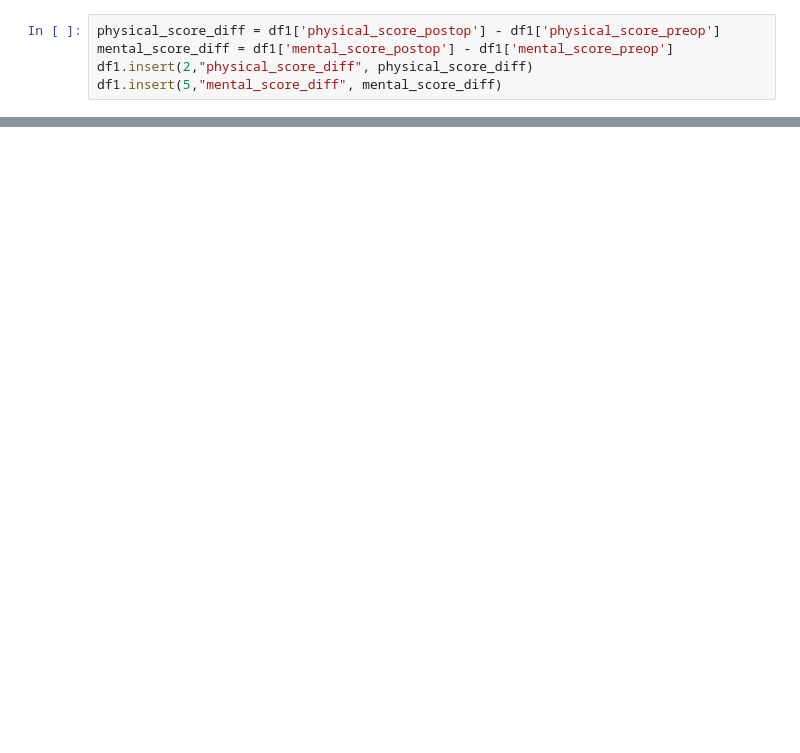
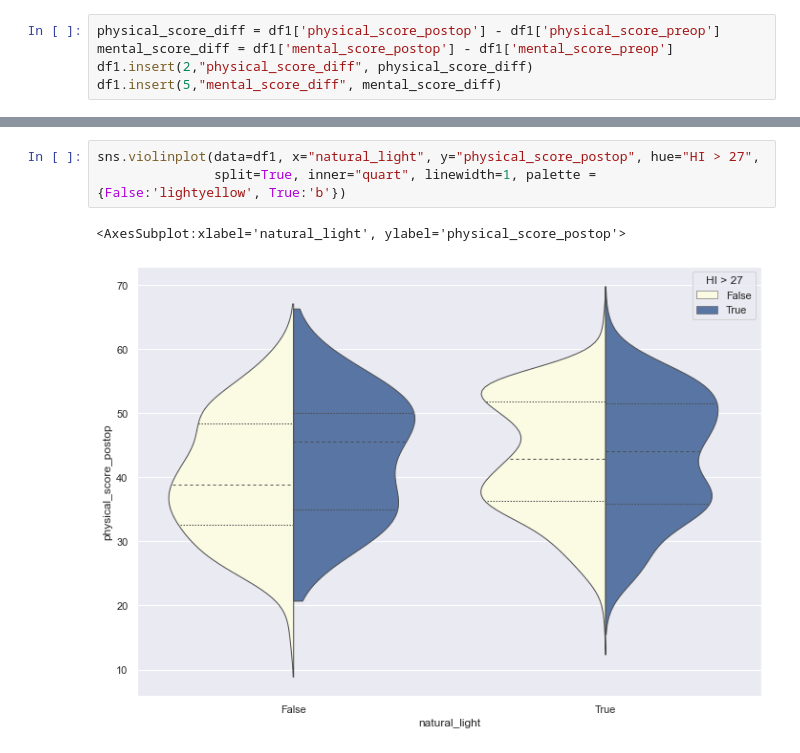
Before and after one commit to giocoal/surgery-PROMs-score-and-weather-conditions-data-visualizations, a Jupyter notebook: Compitino.ipynb, the cells around one changed output, grey strips where cells are left out. Cells and saved outputs as stored; diff of their text form; blank space fills up the shorter version.

```diff
--- a/Compitino.ipynb
+++ b/Compitino.ipynb
@@ -132,0 +143,6 @@ sns.heatmap(corr,
+# %%
+sns.violinplot(data=df1, x="natural_light", y="physical_score_postop", hue="HI > 27",
+               split=True, inner="quart", linewidth=1, palette = {False:'lightyellow', True:'b'})
+# %% [output]
+<AxesSubplot:xlabel='natural_light', ylabel='physical_score_postop'>
+[figure, added]
```
Also changed, not shown: parts of 11 cells of this notebook.
